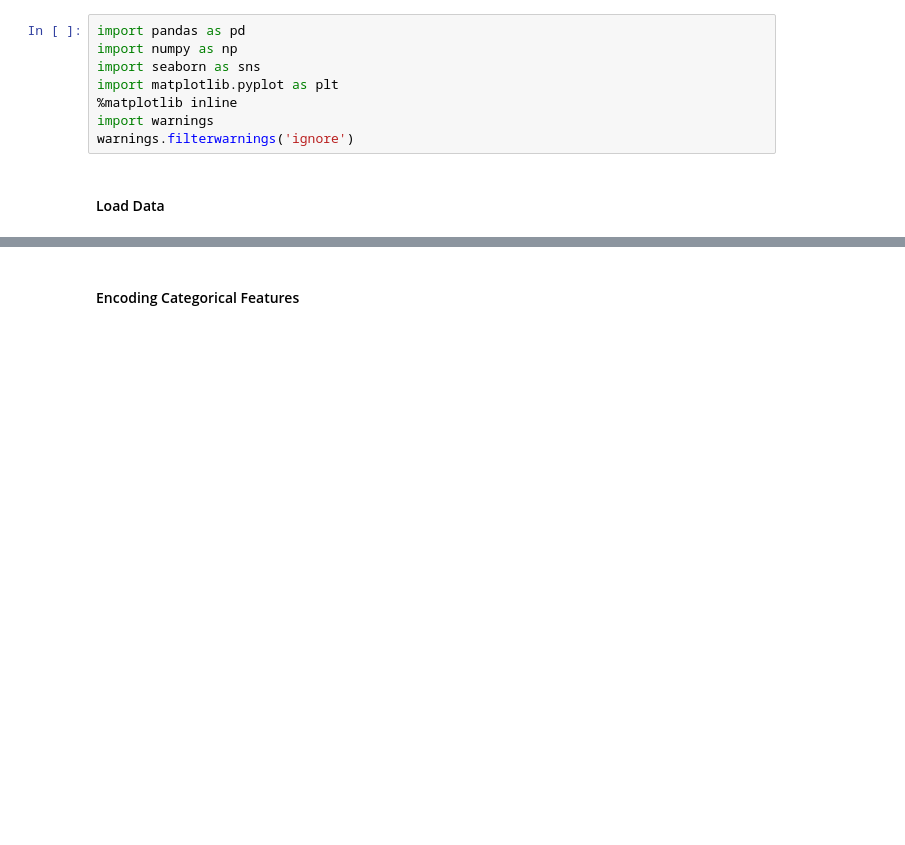
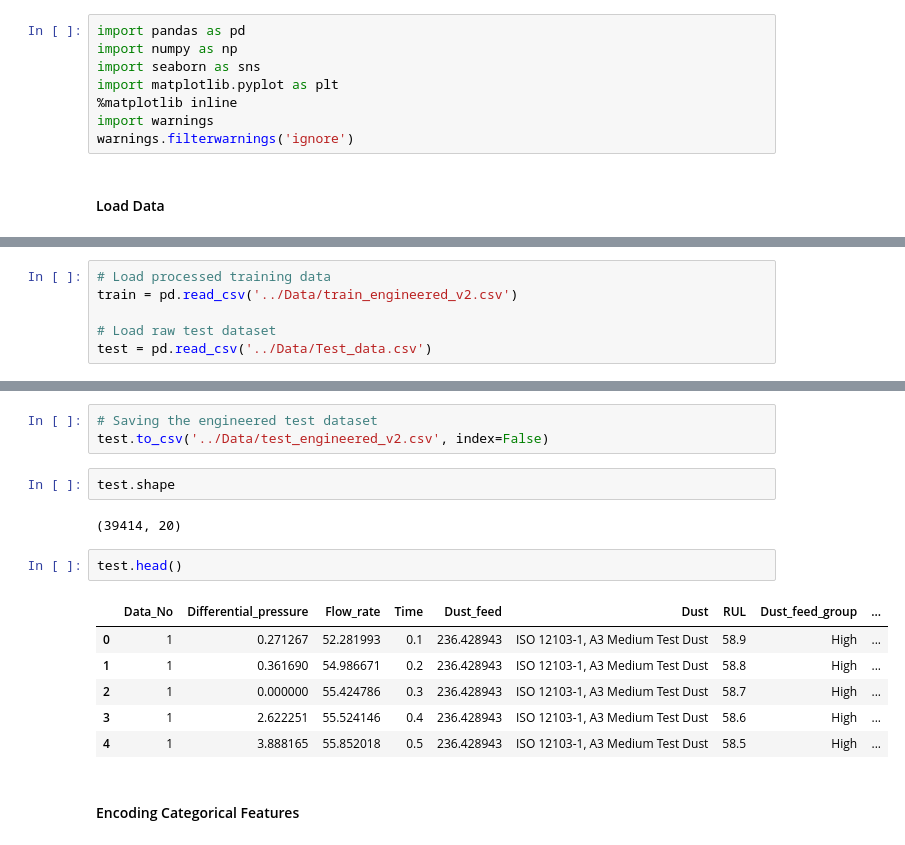
Before and after one commit to thatboypage/industrial-filter-predictive-maintenance, a Jupyter notebook: Notebooks/03_modeling.ipynb, the cells around one changed output, grey strips where cells are left out. Saved outputs shown, nothing was run; the diff lists cells and outputs as text; blank space fills up the shorter version.

```diff
--- a/Notebooks/03_modeling.ipynb
+++ b/Notebooks/03_modeling.ipynb
@@ -30,0 +21,6 @@ train.head()
+# %%
+# Load processed training data
+train = pd.read_csv('../Data/train_engineered_v2.csv')
+
+# Load raw test dataset
+test = pd.read_csv('../Data/Test_data.csv')
@@ -31,3 +182,19 @@ train.head()
+# %%
+# Saving the engineered test dataset
+test.to_csv('../Data/test_engineered_v2.csv', index=False)
+# %%
+test.shape
+# %% [output]
+(39414, 20)
+# %%
+test.head()
+# %% [output]
+|  | Data_No | Differential_pressure | Flow_rate | Time | Dust_feed | Dust | RUL | Dust_feed_group | ... |
+| 0 | 1 | 0.271267 | 52.281993 | 0.1 | 236.428943 | ISO 12103-1, A3 Medium Test Dust | 58.9 | High | ... |
+| 1 | 1 | 0.361690 | 54.986671 | 0.2 | 236.428943 | ISO 12103-1, A3 Medium Test Dust | 58.8 | High | ... |
+| 2 | 1 | 0.000000 | 55.424786 | 0.3 | 236.428943 | ISO 12103-1, A3 Medium Test Dust | 58.7 | High | ... |
+| 3 | 1 | 2.622251 | 55.524146 | 0.4 | 236.428943 | ISO 12103-1, A3 Medium Test Dust | 58.6 | High | ... |
+| 4 | 1 | 3.888165 | 55.852018 | 0.5 | 236.428943 | ISO 12103-1, A3 Medium Test Dust | 58.5 | High | ... |
 # %% [markdown]
 #### Encoding Categorical Features
 # %%
```
Also changed, not shown: parts of 33 cells of this notebook, 3 other files.
